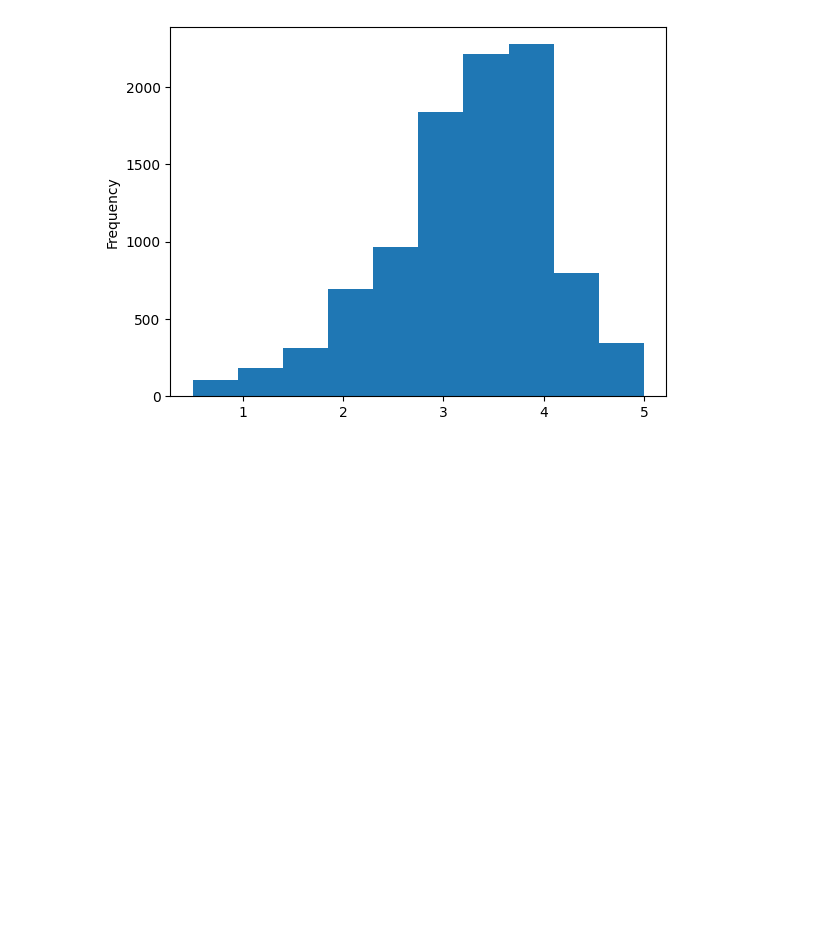
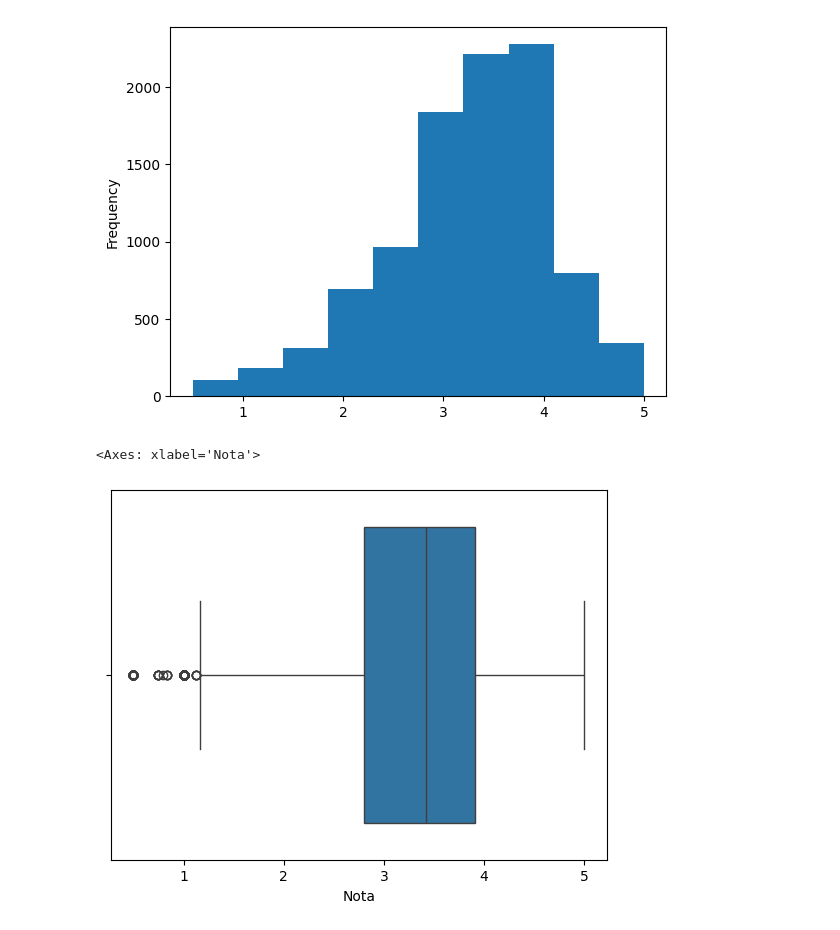
Before and after one commit to Wilson-Hipolito/Data_Science, a Jupyter notebook: Analise_Visualizaçao_Dados/Introdução_Data_Science.ipynb, the cells around one changed output. Drawn from its saved outputs; the diff is of its cells as text; code cells hidden in the pictures; blank space fills up the shorter version.

Commit message:
Analisando Notas
Analisando algumas notas especificas por filme.

```diff
--- a/Analise_Visualizaçao_Dados/Introdução_Data_Science.ipynb
+++ b/Analise_Visualizaçao_Dados/Introdução_Data_Science.ipynb
@@ -149,3 +149,10 @@ medias_por_filme.plot(kind='hist')
 # %% [output]
 <Axes: ylabel='Frequency'>
 [figure]
+# %%
+import seaborn as sns
+
+sns.boxplot(x=medias_por_filme)
+# %% [output]
+<Axes: xlabel='Nota'>
+[figure, added]
```
Also changed, not shown: parts of 8 cells of this notebook.
